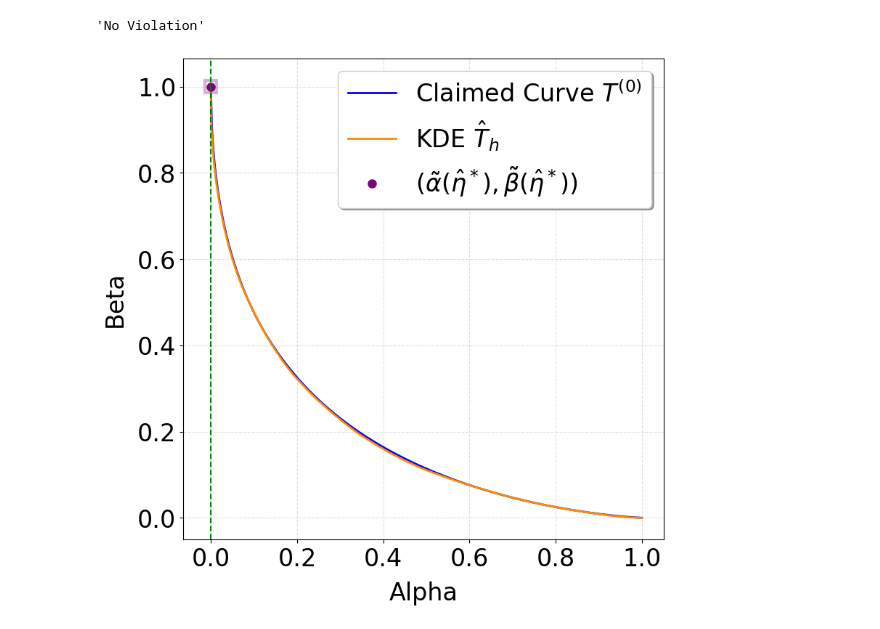
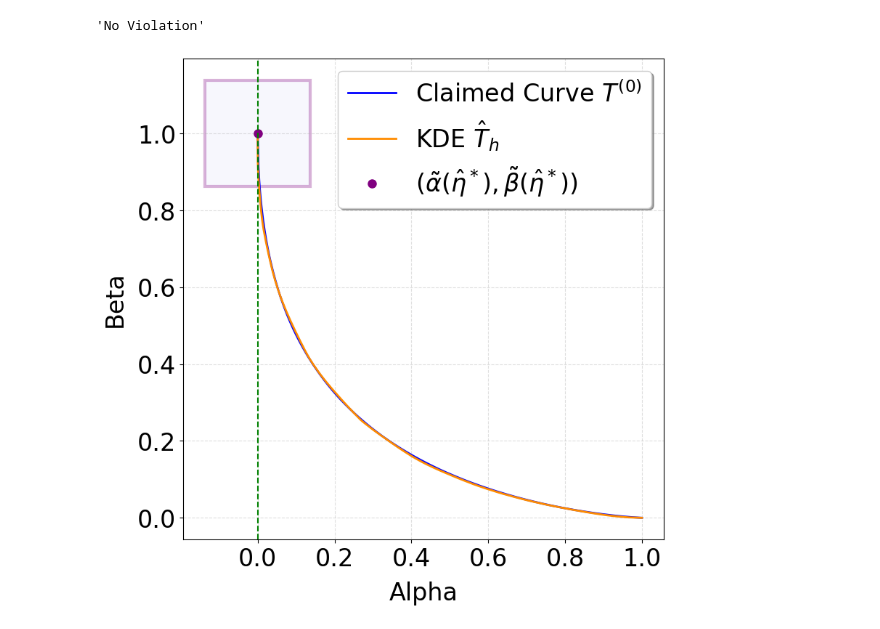
Before and after one commit to hadimalik12/fdp-estimation, a Jupyter notebook: notebook/inference/auditing_fdp_curve_sgd.ipynb, the cells around one changed output. Saved outputs shown, nothing was run; the diff lists cells and outputs as text; code cells hidden in the pictures.

```diff
--- a/notebook/inference/auditing_fdp_curve_sgd.ipynb
+++ b/notebook/inference/auditing_fdp_curve_sgd.ipynb
@@ -42,8 +42,8 @@ logging.basicConfig(
         # logging.StreamHandler()
     ]
 )
-
-kwargs = generate_params(num_train_samples=1000000, num_test_samples=1000000)
+num_train_samples=1000000
+kwargs = generate_params(num_train_samples, num_test_samples=1000000)
 claimed_f = kwargs["claimed_f"]
 auditor = toy_DPSGDPAuditor(kwargs)
 # %% [markdown]
@@ -55,9 +55,9 @@ output["Report"]
 # %% [output]
 'No Violation'
 # %%
-omega_8=knn_baybox_acc_bound_1d(10**8, kwargs["gamma"])
+omega=knn_baybox_acc_bound_1d(num_train_samples, kwargs["gamma"])
 file_name = os.path.join(fig_dir, 'auditing_sgd_108.png')
 
-create_plot(omega_8, output["estimated_alpha"], output["estimated_beta"], np.linspace(0,1,500), output["scan_alpha"], output["scan_beta"], output["critical_alpha"], output["critical_beta"], file_name, claimed_f)
+create_plot(omega, output["estimated_alpha"], output["estimated_beta"], np.linspace(0,1,500), output["scan_alpha"], output["scan_beta"], output["critical_alpha"], output["critical_beta"], file_name, claimed_f)
 # %% [output]
-[figure, old version]
+[figure, new version]
```
Also changed, not shown: 9 other files.
